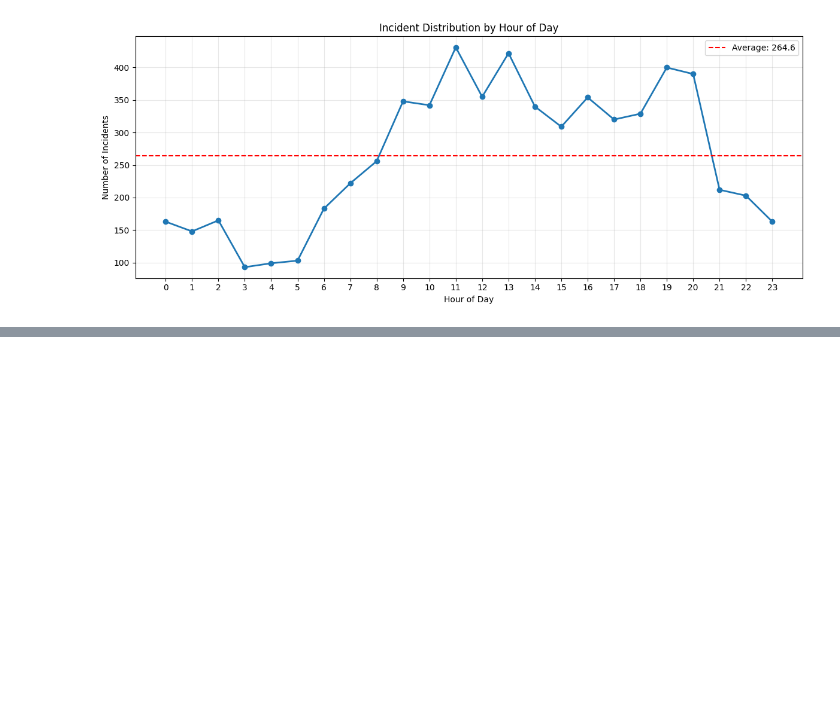
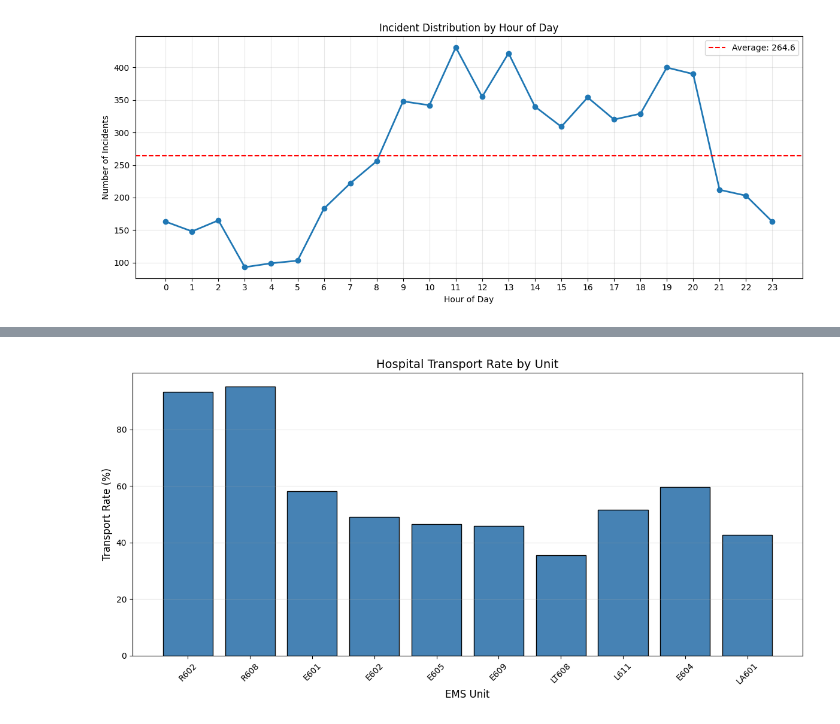
Before and after one commit to atelle10/ser401, a Jupyter notebook: notebooks/stats_kpis.ipynb, the cells around one changed output, grey strips where cells are left out. Drawn from its saved outputs; the diff is of its cells as text; code cells hidden in the pictures; blank space fills up the shorter version.

Commit message:
Added ems unit stats & response time geographic stats

```diff
--- a/notebooks/stats_kpis.ipynb
+++ b/notebooks/stats_kpis.ipynb
@@ -225,0 +379,85 @@ Evening (6pm-11pm): 1534 incidents (24.2%)
+# %%
+ems_example_df['left_scene_time'] = pd.to_datetime(
+    ems_example_df['Incident Unit Left Scene Date Time (eTimes.09)'],
+    errors='coerce'
+)
+ems_example_df['hospital_arrival_time'] = pd.to_datetime(
+    ems_example_df['Incident Patient Arrived At Destination Date Time (eTimes.11)'],
+    errors='coerce'
+)
+
+ems_example_df['transport_time'] = (
+    ems_example_df['hospital_arrival_time'] - ems_example_df['left_scene_time']
+).dt.total_seconds() / 60
+ems_example_df['was_transported'] = ems_example_df['hospital_arrival_time'].notna()
+
+
+unit_stats = ems_example_df.groupby('Response EMS Unit Call Sign (eResponse.14)').agg({
+    'Response Incident Number (eResponse.03)': 'count',
+    'was_transported': 'sum',
+    'transport_time': 'mean'
+}).rename(columns={
+    'Response Incident Number (eResponse.03)': 'Total Calls',
+    'was_transported': 'Transported',
+    'transport_time': 'Avg Transport Time (min)'
+}).sort_values('Total Calls', ascending=False).head(10)
+unit_stats['Transport Rate (%)'] = (unit_stats['Transported'] / unit_stats['Total Calls'] * 100).round(1)
+unit_stats['Avg Transport Time (min)'] = unit_stats['Avg Transport Time (min)'].round(2)
+
+
+
+
+print("EMS Unit Analysis (Top 10)")
+print(unit_stats[['Total Calls', 'Transported', 'Transport Rate (%)', 'Avg Transport Time (min)']])
+
+fig1, ax1 = plt.subplots(figsize=(12, 6))
+ax1.bar(unit_stats.index, unit_stats['Transport Rate (%)'], color='steelblue', edgecolor='black')
+ax1.set_xlabel('EMS Unit', fontsize=12)
+ax1.set_ylabel('Transport Rate (%)', fontsize=12)
+ax1.set_title('Hospital Transport Rate by Unit', fontsize=14)
+ax1.tick_params(axis='x', rotation=45)
+ax1.grid(axis='y', alpha=0.3)
+plt.tight_layout()
+plt.show()
+
+fig2, (ax2, ax3) = plt.subplots(1, 2, figsize=(14, 5))
+
+
+
+top_units = unit_stats.head(10)
+ax2.barh(range(len(top_units)), top_units['Total Calls'].values, color='red', edgecolor='black')
+ax2.set_yticks(range(len(top_units)))
+ax2.set_yticklabels(top_units.index)
+ax2.set_xlabel('Number of Calls', fontsize=12)
+ax2.set_title('Top 10 Units by Call Volume', fontsize=12)
+ax2.invert_yaxis()
+ax2.grid(axis='x', alpha=0.3)
+
+transport_times = ems_example_df['transport_time'].dropna()
+transport_times = transport_times[(transport_times > 0) & (transport_times < 60)]
+ax3.hist(transport_times, bins=25, color='coral')
+ax3.axvline(transport_times.mean(), color='red', linestyle='--', label=f'Mean: {transport_times.mean():.1f} min')
+ax3.axvline(transport_times.median(), color='blue', linestyle='--', label=f'Median: {transport_times.median():.1f} min')
+ax3.set_xlabel('Transport Time (minutes)', fontsize=12)
+ax3.set_ylabel('Frequency', fontsize=12)
+ax3.set_title('Transport Time Distribution', fontsize=12)
+ax3.legend()
+ax3.grid(axis='y', alpha=0.3)
+
+plt.tight_layout()
+plt.show()
+
+total = len(ems_example_df)
+transported = ems_example_df['was_transported'].sum()
+transport_rate = transported / total * 100
+busiest_unit = unit_stats.index[0]
+busiest_unit_calls = unit_stats['Total Calls'].values[0]
+busiest_unit_pct = busiest_unit_calls / total * 100
+
+print("Additional Insights")
+print(f"Transport Rate")
+print(f"{transported:,} of {total:,} calls transported ({transport_rate:.1f}%)\n")
+
+print(f"Busiest Unit")
+print(f"{busiest_unit}: {busiest_unit_calls:,} calls ({busiest_unit_pct:.1f}% of total)")
+# %% [output]
@@ -225,0 +481 @@ Evening (6pm-11pm): 1534 incidents (24.2%)
+[figure, added]
```
Also changed, not shown: parts of 7 cells of this notebook.
